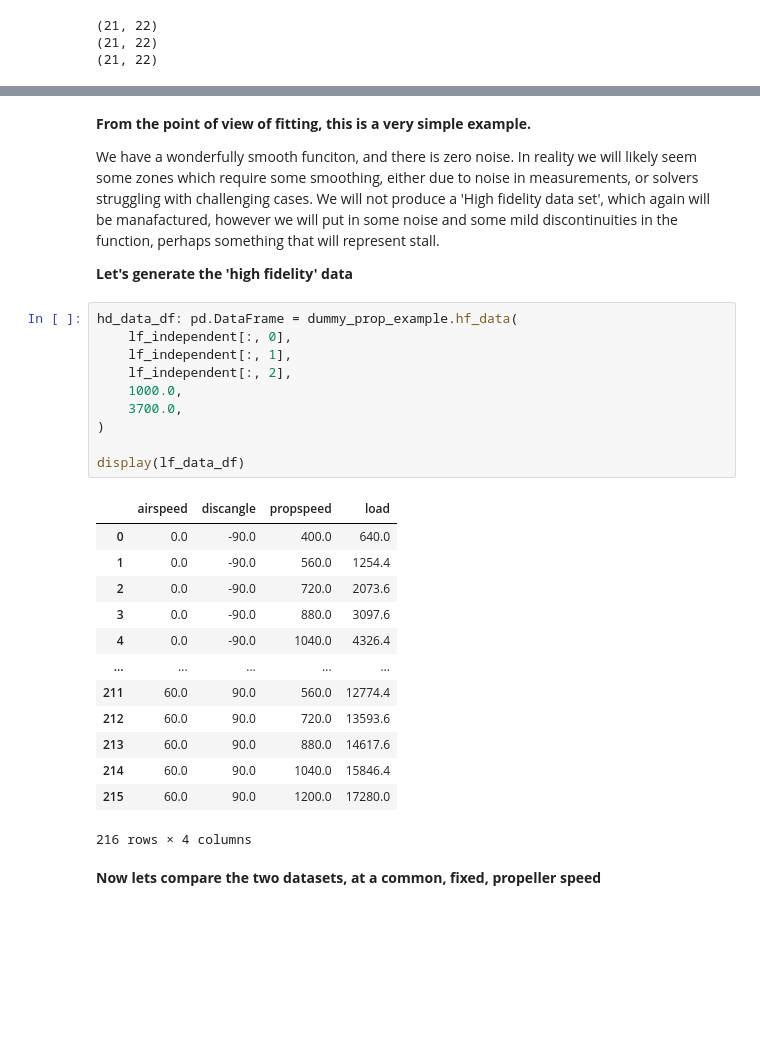
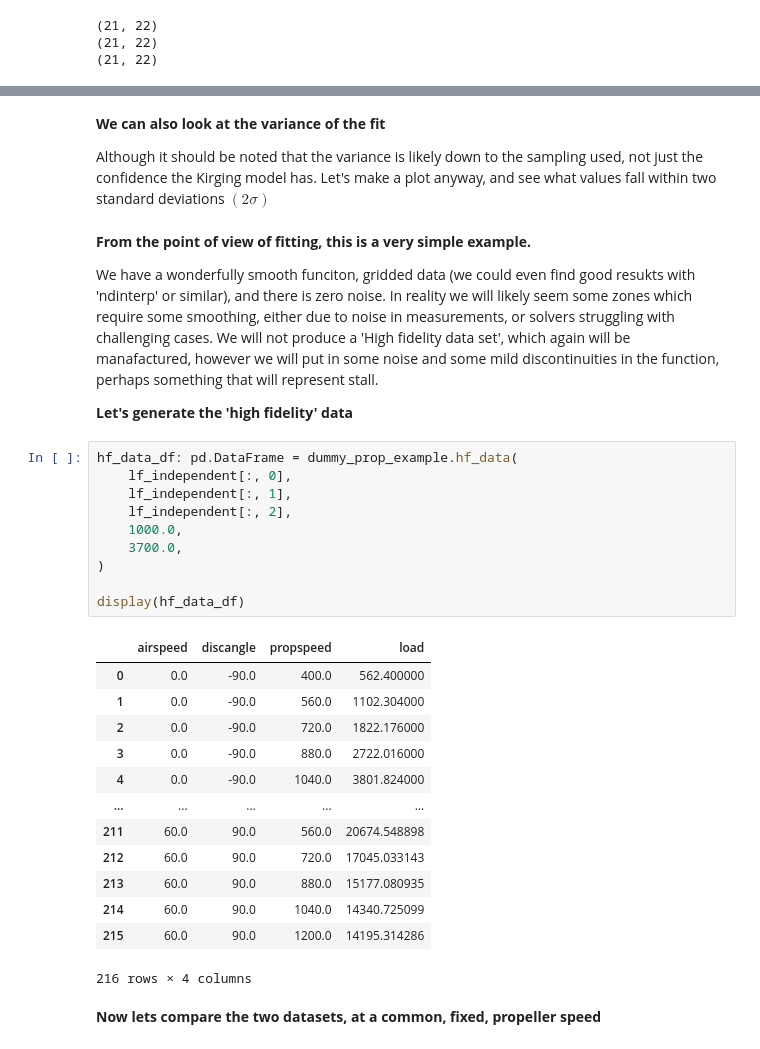
Before and after one commit to willjrh/unipy, a Jupyter notebook: example_problems/run_dummy_prop.ipynb, the cells around one changed output, grey strips where cells are left out. Drawn from its saved outputs; the diff is of its cells as text; blank space fills up the shorter version.

```diff
--- a/example_problems/run_dummy_prop.ipynb
+++ b/example_problems/run_dummy_prop.ipynb
@@ -250,35 +250,39 @@ fig.update_layout(
 )
 
 fig.show()
+# %% [markdown]
+**We can also look at the variance of the fit**
+
+Although it should be noted that the variance is likely down to the sampling used, not just the confidence the Kirging model has. Let's make a plot anyway, and see what values fall within two standard deviations $(2\sigma)$
 # %% [markdown]
 **From the point of view of fitting, this is a very simple example.**
 
-We have a wonderfully smooth funciton, and there is zero noise. In reality we will likely seem some zones which require some smoothing, either due to noise in measurements, or solvers struggling with challenging cases. We will not produce a 'High fidelity data set', which again will be manafactured, however we will put in some noise and some mild discontinuities in the function, perhaps something that will represent stall.
+We have a wonderfully smooth funciton, gridded data (we could even find good resukts with 'ndinterp' or similar), and there is zero noise. In reality we will likely seem some zones which require some smoothing, either due to noise in measurements, or solvers struggling with challenging cases. We will not produce a 'High fidelity data set', which again will be manafactured, however we will put in some noise and some mild discontinuities in the function, perhaps something that will represent stall.
 
 **Let's generate the 'high fidelity' data**
 # %%
-hd_data_df: pd.DataFrame = dummy_prop_example.hf_data(
+hf_data_df: pd.DataFrame = dummy_prop_example.hf_data(
     lf_independent[:, 0],
     lf_independent[:, 1],
     lf_independent[:, 2],
     1000.0,
     3700.0,
 )
 
-display(lf_data_df)
+display(hf_data_df)
 # %% [output]
 |  | airspeed | discangle | propspeed | load |
-| 0 | 0.0 | -90.0 | 400.0 | 640.0 |
-| 1 | 0.0 | -90.0 | 560.0 | 1254.4 |
-| 2 | 0.0 | -90.0 | 720.0 | 2073.6 |
-| 3 | 0.0 | -90.0 | 880.0 | 3097.6 |
-| 4 | 0.0 | -90.0 | 1040.0 | 4326.4 |
+| 0 | 0.0 | -90.0 | 400.0 | 562.400000 |
+| 1 | 0.0 | -90.0 | 560.0 | 1102.304000 |
+| 2 | 0.0 | -90.0 | 720.0 | 1822.176000 |
+| 3 | 0.0 | -90.0 | 880.0 | 2722.016000 |
+| 4 | 0.0 | -90.0 | 1040.0 | 3801.824000 |
 | ... | ... | ... | ... | ... |
-| 211 | 60.0 | 90.0 | 560.0 | 12774.4 |
-| 212 | 60.0 | 90.0 | 720.0 | 13593.6 |
-| 213 | 60.0 | 90.0 | 880.0 | 14617.6 |
-| 214 | 60.0 | 90.0 | 1040.0 | 15846.4 |
-| 215 | 60.0 | 90.0 | 1200.0 | 17280.0 |
+| 211 | 60.0 | 90.0 | 560.0 | 20674.548898 |
+| 212 | 60.0 | 90.0 | 720.0 | 17045.033143 |
+| 213 | 60.0 | 90.0 | 880.0 | 15177.080935 |
+| 214 | 60.0 | 90.0 | 1040.0 | 14340.725099 |
+| 215 | 60.0 | 90.0 | 1200.0 | 14195.314286 |
 216 rows × 4 columns
 # %% [markdown]
 **Now lets compare the two datasets, at a common, fixed, propeller speed**
```
Also changed, not shown: parts of 4 cells of this notebook.
